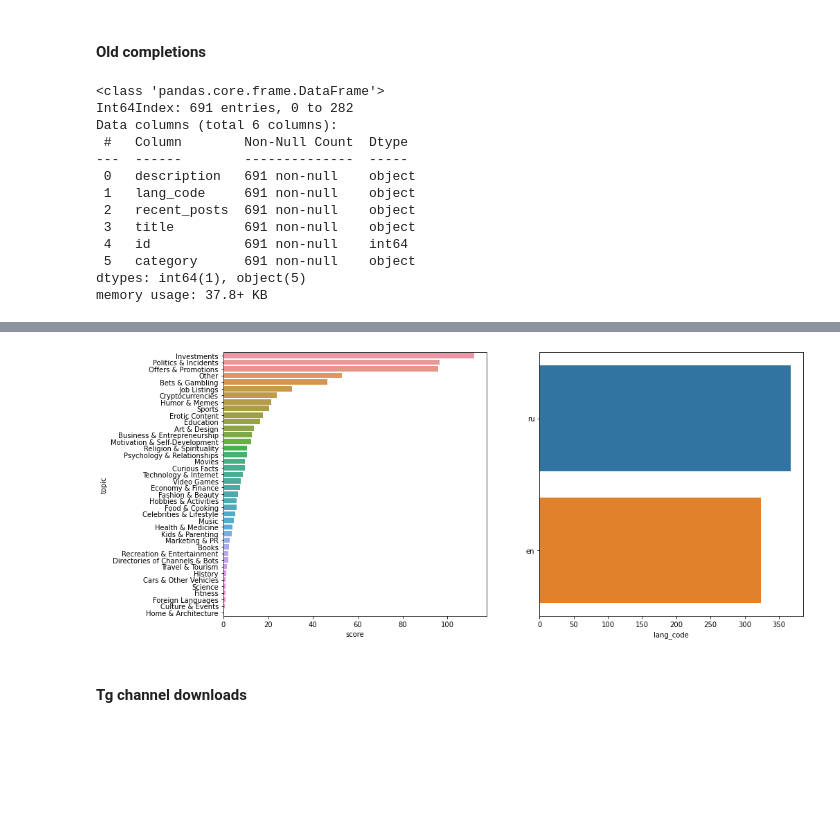
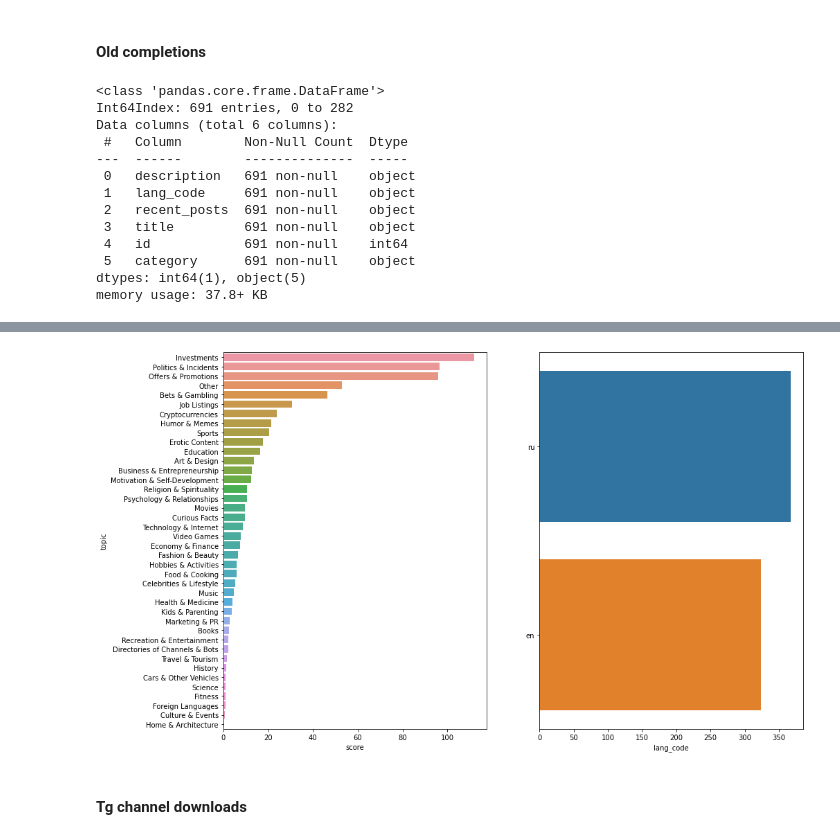
Before and after one commit to Rusteam/tgcat, a Jupyter notebook: notebooks/r-2/0.2.0-rg-prepare-data.ipynb, the cells around one changed output, grey strips where cells are left out. Cells and saved outputs as stored; diff of their text form; code cells hidden in the pictures; blank space fills up the shorter version.

```diff
--- a/notebooks/r-2/0.2.0-rg-prepare-data.ipynb
+++ b/notebooks/r-2/0.2.0-rg-prepare-data.ipynb
@@ -120,12 +120,13 @@ def prepare_text(row):
     merged = '\n'.join([row['title'], row['description'], post_texts])
     return merged
 
+
 def show_lang_stats(data):
     lang_counts = data['lang_code'].value_counts()
     c = Counter()
     _ = [c.update(cat) for cat in data['category']]
     c = pd.DataFrame(c.most_common(len(c)), columns=['topic','score'])
-    fig,axes = plt.subplots(1, 2, figsize=(15,7))
+    fig,axes = plt.subplots(1, 2, figsize=(15,10))
     sns.barplot(x=lang_counts, y=lang_counts.index, ax=axes[1]);
     sns.barplot(x=c['score'],y=c['topic'], ax=axes[0] );
 # %% [markdown]
@@ -163,7 +164,7 @@ memory usage: 24.2+ KB
 #### Old completions
 # %%
 old_labels = load_labelled_data(COMPLETIONS_R1)
-old_labels['subset'] = 'r-1_completions'
+old_labels['subset'] = 'r-1'
 
 
 show_lang_stats(old_labels)
@@ -190,3 +191,3 @@ memory usage: 37.8+ KB
-[figure, old version]
+[figure, new version]
 # %% [markdown]
 #### Tg channel downloads
```
Also changed, not shown: parts of 12 cells of this notebook, 26 other files.
